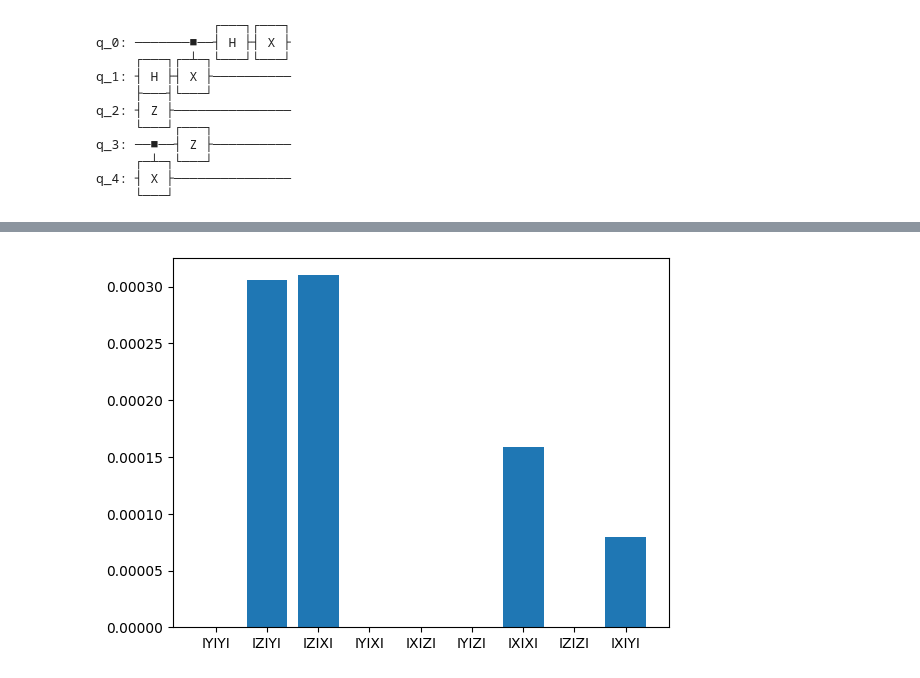
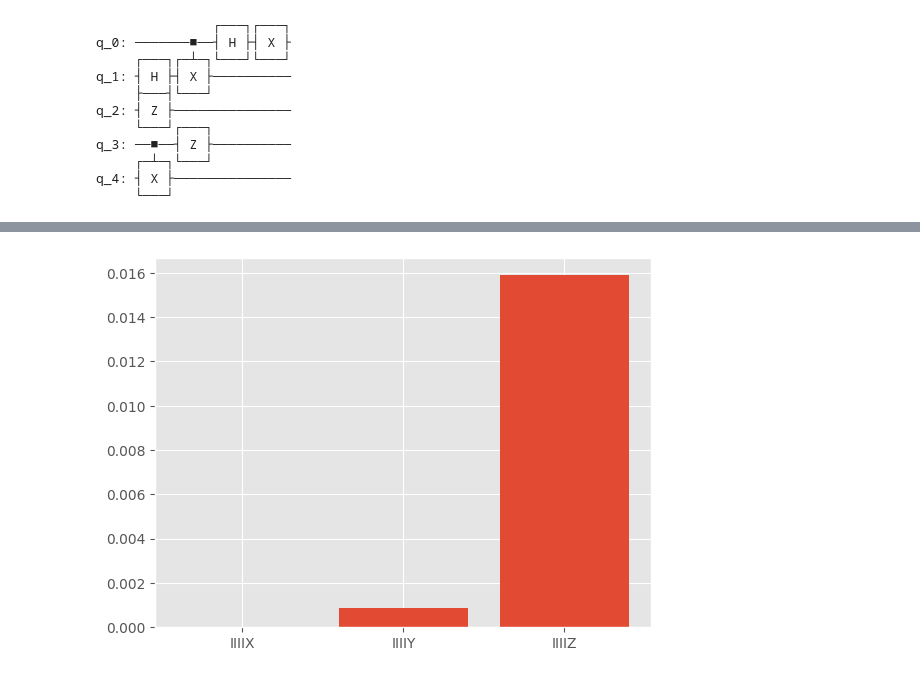
Before and after one commit to benmcdonough20/NEPEC_on_Hardware, a Jupyter notebook: ArbitraryCircuit/tester.ipynb, the cells around one changed output, grey strips where cells are left out. Drawn from its saved outputs; the diff is of its cells as text; code cells hidden in the pictures.

```diff
--- a/ArbitraryCircuit/tester.ipynb
+++ b/ArbitraryCircuit/tester.ipynb
@@ -3,6 +3,10 @@ from qiskit import QuantumCircuit, transpile
 from qiskit.providers.fake_provider import FakeVigoV2
 from qiskit.providers.aer import Aer
 from experiment import SparsePauliTomographyExperiment as bcexperiment
+from matplotlib import pyplot as plt
+import cProfile
+import pstats
+plt.style.use("ggplot")
 
 backend = FakeVigoV2()
 # %%
@@ -63,4 +57,4 @@ layer1.plot_infidelitites(*paulis)
 # %%
-layer1.plot_coeffs(*paulis)
+layer1.plot_coeffs(0)
 # %% [output]
-[figure, old version]
+[figure, new version]
```
Also changed, not shown: parts of 5 cells of this notebook, 11 other files.
